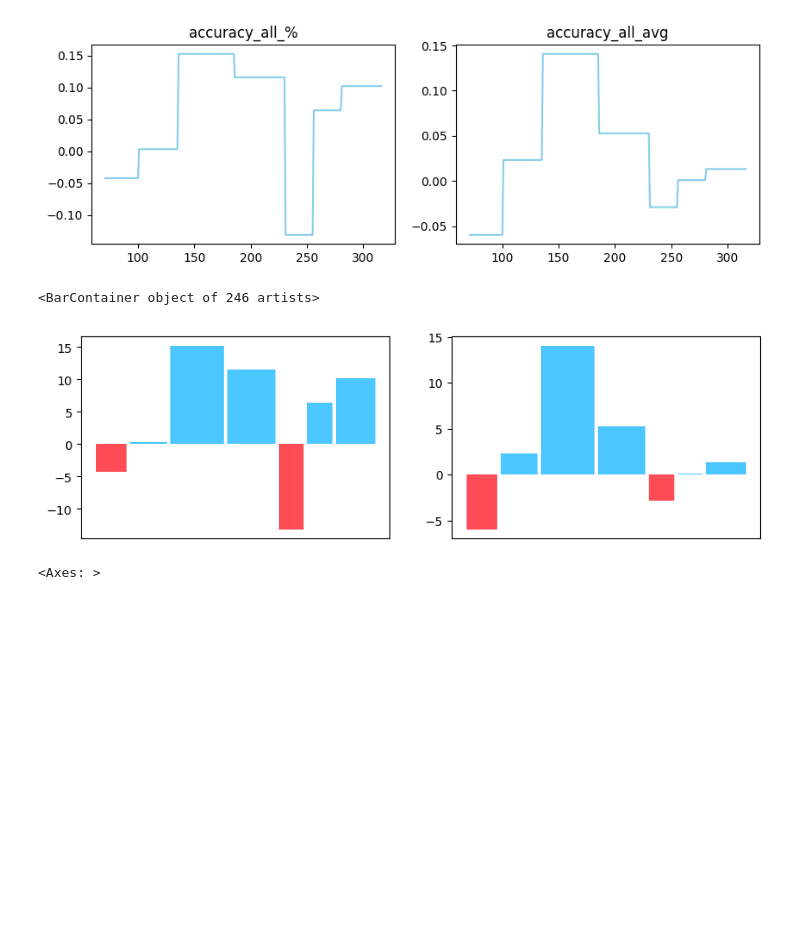
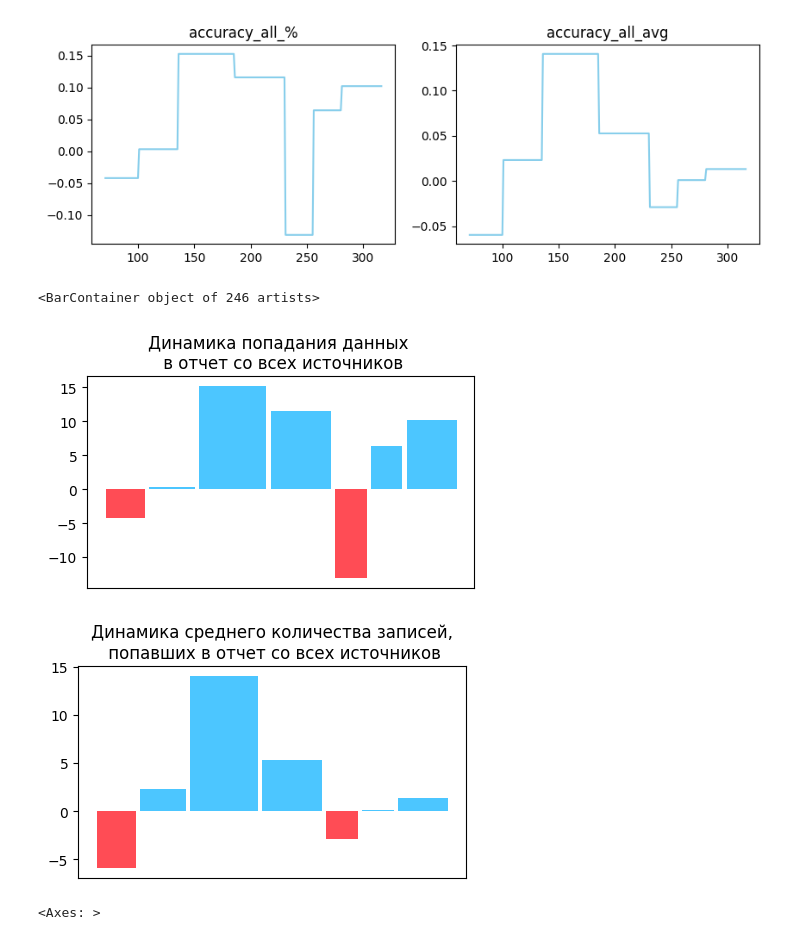
Before and after one commit to IAmSerepok/DataFromVariousSources, a Jupyter notebook: significant_diff.ipynb, the cells around one changed output. Saved outputs shown, nothing was run; the diff lists cells and outputs as text; code cells hidden in the pictures; blank space fills up the shorter version.

```diff
--- a/significant_diff.ipynb
+++ b/significant_diff.ipynb
@@ -109,42 +109,44 @@ plt.plot(x[70:], [means_ratio2[in_period(xi)-2] for xi in x[70:]], color='skyblu
 # %%
 h = [0, 70, 69, 71, 100, 99, 101, 135, 134, 136, 185, 184, 186, 230, 229, 231, 255, 256, 254, 281, 280, 279, 318]
 
-plt.figure(figsize=(10, 3))
+plt.figure(figsize=(5, 2.75))
 
 
 
-plt.subplot(1, 2, 1)
+#plt.subplot(1, 2, 1)
 
 y1 = [means_ratio1[in_period(xi)-2] * 100 if xi not in h else 0 for xi in x[70:]]
 colors1 = np.where(np.array(y1) > 0, "#4CC6FF", '#FF4C55')
-# plt.title("Среднее попадание в итоговый отчет \n данных из всех источников ")
+plt.title("Динамика попадания данных \n в отчет со всех источников")
 
 # for day in [70, 100, 135, 185, 230, 255, 280, 318]:
 #     plt.text(day, -15, dates.iloc[day],
 #              rotation=45, va='top', ha='right', color='black')
 #     plt.axvline(x=day, ymax=0.025, color='black')
 
 plt.gca().set_xticks([])
 plt.bar(x[70:], y1, width=1, color=colors1)
 
 
+plt.figure(figsize=(5, 2.75))
 
-plt.subplot(1, 2, 2)
+#plt.subplot(1, 2, 2)
 
 y2 = [means_ratio2[in_period(xi)-2] * 100 if xi not in h else 0 for xi in x[70:]]
 colors2 = np.where(np.array(y2) > 0, '#4CC6FF', '#FF4C55')
-# plt.title("Среднее количество попавших в отчет \n записей из всех источников")
+plt.title("Динамика среднего количества записей,\n попавших в отчет со всех источников")
 
 # for day in [70, 100, 135, 185, 230, 255, 280, 318]:
 #     plt.text(day, -7.25, dates.iloc[day],
 #              rotation=45, va='top', ha='right', color='black')
 #     plt.axvline(x=day, ymax=0.025, color='black')
 
 plt.gca().set_xticks([])
 plt.bar(x[70:], y2, width=1, color=colors2)
 # %% [output]
 <BarContainer object of 246 artists>
-[figure, old version]
+[figure, new version]
+[figure, added]
 # %%
 cols = ['accuracy_1_%', 'accuracy_2_%', 'accuracy_3_%', 'accuracy_1_avg', 'accuracy_2_avg', 'accuracy_3_avg']
 
```
Also changed, not shown: 2 other files.
